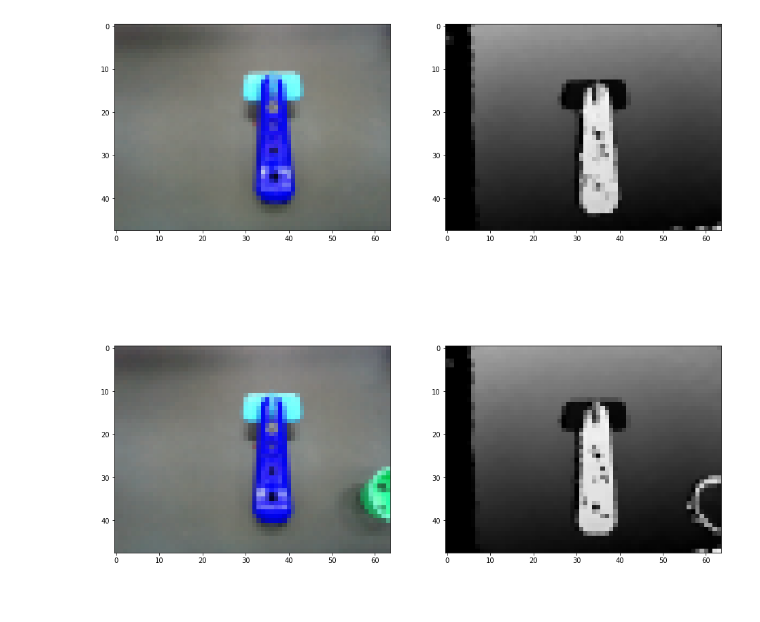
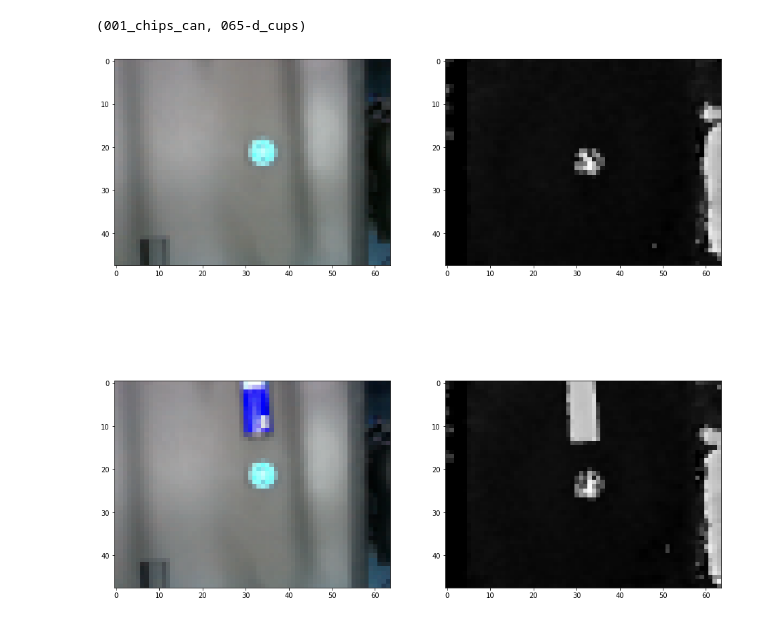
Before and after one commit to thomason-jesse/YCBLanguage, a Jupyter notebook: scripts/Viz.ipynb, the cells around one changed output. Cells and saved outputs as stored; diff of their text form; code cells hidden in the pictures.

```diff
--- a/scripts/Viz.ipynb
+++ b/scripts/Viz.ipynb
@@ -1,7 +1,7 @@
 # %%
 import os, sys, json
-jsons = ["10032018_dev.json",
-         "10082018_data.json",
+jsons = [#"10032018_dev.json",
+         #"10082018_data.json",
          "10102018_data.json",
          "10112018_data.json",
          "11122018_train.json",
@@ -45,15 +92,17 @@ _ = plt.bar(on_fold, [on_data[key] for key in on_fold])
 # %%
-key = list(data.keys())[30]
+key = list(data.keys())[1]
 trial = str(1)
+
+print(key)
 fig = plt.figure(figsize=(16,16))
-rc = 2
-fig.add_subplot(rc,rc,1)
+fig.add_subplot(2,2,1)
 _ = plt.imshow(np.array(data[key][trial]['t0_rgbmap']).transpose([1,2,0])/255)
-fig.add_subplot(rc,rc,2)
+fig.add_subplot(2,2,2)
 _ = plt.imshow(np.tile(np.array(data[key][trial]['t0_depthmap']).reshape((48, 64, 1)), (1,1,3))/255)
-fig.add_subplot(rc,rc,3)
+fig.add_subplot(2,2,3)
 _ = plt.imshow(np.array(data[key][trial]['t1_rgbmap']).transpose([1,2,0])/255)
-fig.add_subplot(rc,rc,4)
+fig.add_subplot(2,2,4)
 _ = plt.imshow(np.tile(np.array(data[key][trial]['t1_depthmap']).reshape((48, 64, 1)), (1,1,3))/255)
 # %% [output]
+(001_chips_can, 065-d_cups)
-[figure, old version]
+[figure, new version]
```
Also changed, not shown: parts of 5 cells of this notebook.
